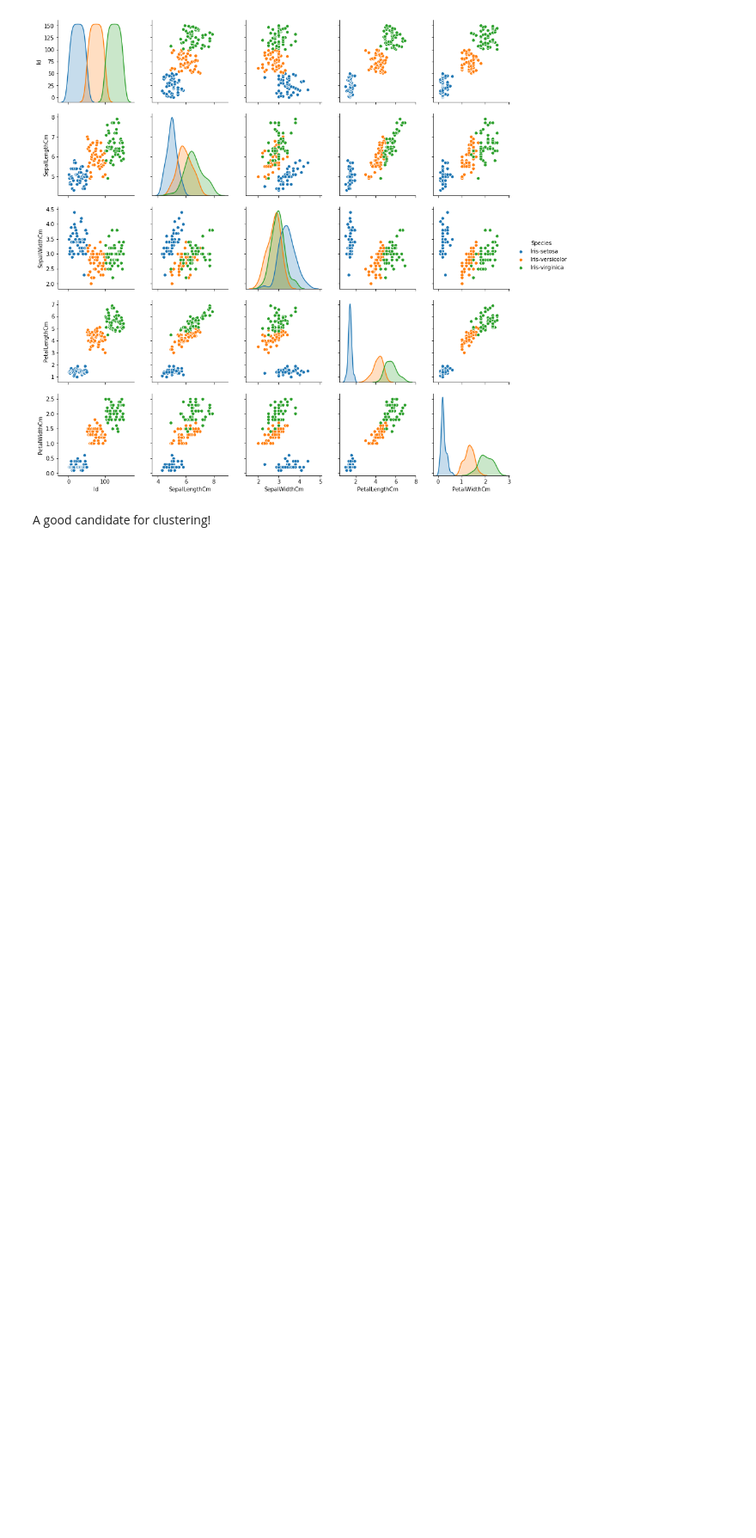
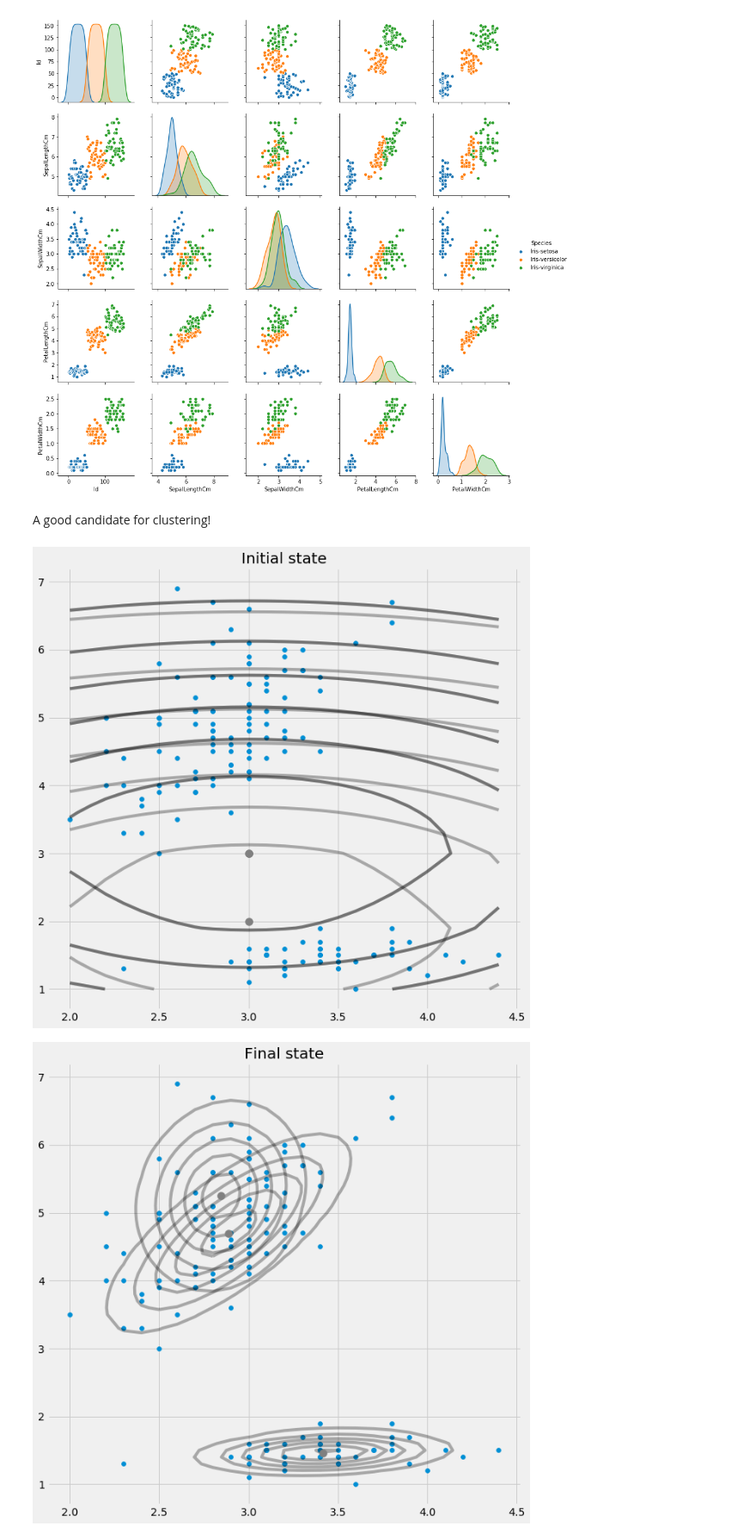
Before and after one commit to patrickcanny/Probably-Interesting-Data, a Jupyter notebook: notebooks/Iris.ipynb, the cells around one changed output. Shown at 86% size. Cells and saved outputs as stored; diff of their text form; code cells hidden in the pictures; blank space fills up the shorter version.

```diff
--- a/notebooks/Iris.ipynb
+++ b/notebooks/Iris.ipynb
@@ -18,3 +18,17 @@ pp = sns.pairplot(data=iris, hue = 'Species')
 [figure]
 # %% [markdown]
 A good candidate for clustering!
+# %%
+import importlib.util
+spec = importlib.util.spec_from_file_location("GMM", "../code/GMM.py")
+GMM = importlib.util.module_from_spec(spec)
+spec.loader.exec_module(GMM)
+# %%
+i = iris.drop('Species', axis = 1)
+iris_test = i[['SepalWidthCm', 'PetalLengthCm']].values
+# %%
+GMM_mod = GMM.GMM(iris_test, 3, 75)
+GMM_mod.fit()
+# %% [output]
+[figure, added]
+[figure, added]
```
Also changed, not shown: 2 other files.
